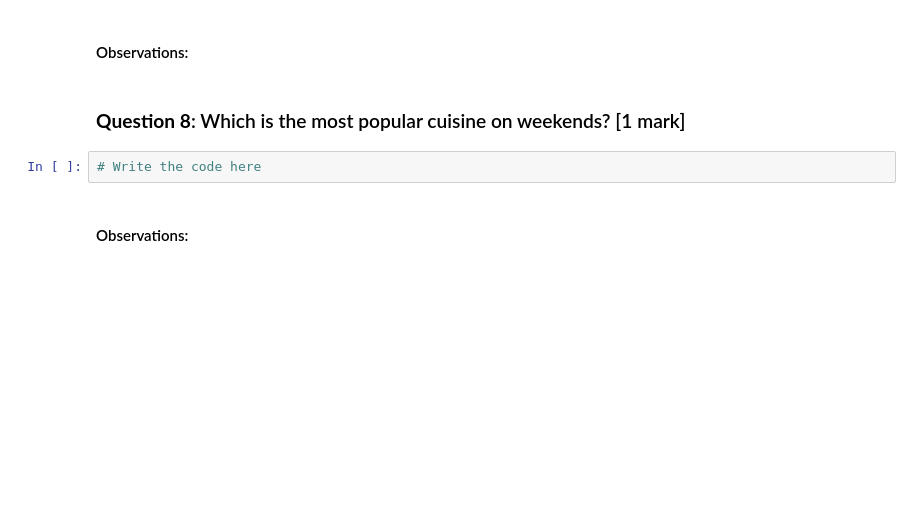
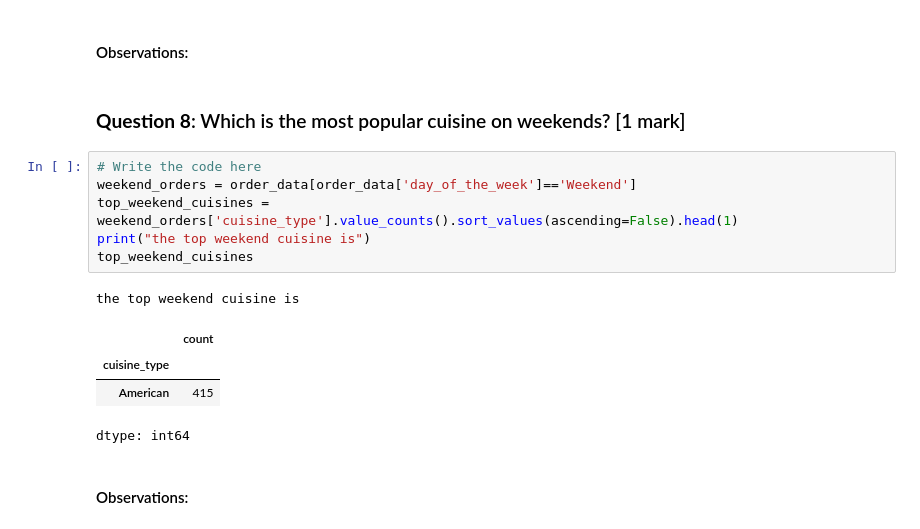
Before and after one commit to samdandy/ai-ml-course-proj-1, a Jupyter notebook: sam_dandy_proj_1.ipynb, the cells around one changed output. Drawn from its saved outputs; the diff is of its cells as text; blank space fills up the shorter version.

```diff
--- a/sam_dandy_proj_1.ipynb
+++ b/sam_dandy_proj_1.ipynb
@@ -264,8 +269,18 @@ sns.countplot(data=order_data,y='cuisine_type')
 #### Observations:
 # %% [markdown]
 ### **Question 8**: Which is the most popular cuisine on weekends? [1 mark]
-# %%
-# Write the code here
+# %%
+# Write the code here
+weekend_orders = order_data[order_data['day_of_the_week']=='Weekend']
+top_weekend_cuisines = weekend_orders['cuisine_type'].value_counts().sort_values(ascending=False).head(1)
+print("the top weekend cuisine is")
+top_weekend_cuisines
+# %% [output]
+the top weekend cuisine is
+|  | count |
+| cuisine_type |  |
+| American | 415 |
+dtype: int64
 # %% [markdown]
 #### Observations:
 # %% [markdown]
```
Also changed, not shown: parts of 3 cells of this notebook.
